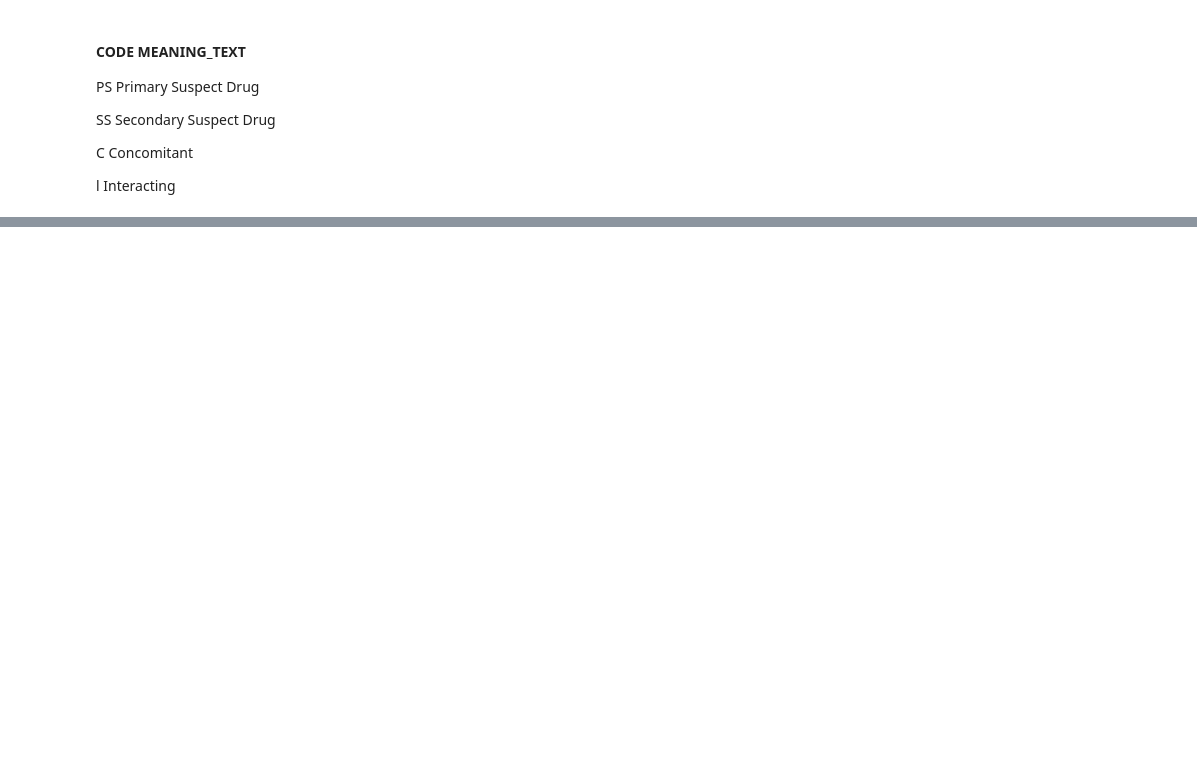
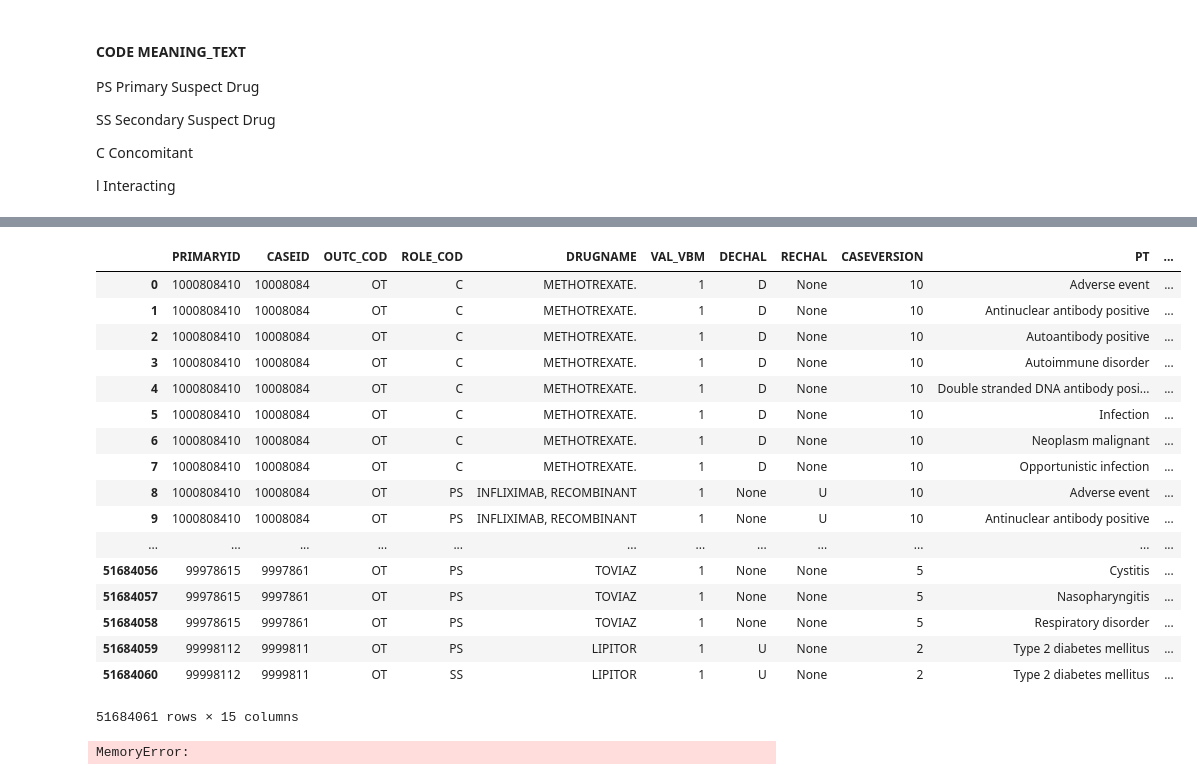
Before and after one commit to p-acharya/faers_twitter_comparison, a Jupyter notebook: clean_faers.ipynb, the cells around one changed output, grey strips where cells are left out. Cells and saved outputs as stored; diff of their text form; code cells hidden in the pictures; blank space fills up the shorter version.

```diff
--- a/clean_faers.ipynb
+++ b/clean_faers.ipynb
@@ -172,0 +293,21 @@ outcome_drug[(outcome_drug.OUTC_COD == "LT") | (outcome_drug.OUTC_COD == "DE")]
+# %%
+od
+# %% [output]
+|  | PRIMARYID | CASEID | OUTC_COD | ROLE_COD | DRUGNAME | VAL_VBM | DECHAL | RECHAL | CASEVERSION | PT | ... |
+| 0 | 1000808410 | 10008084 | OT | C | METHOTREXATE. | 1 | D | None | 10 | Adverse event | ... |
+| 1 | 1000808410 | 10008084 | OT | C | METHOTREXATE. | 1 | D | None | 10 | Antinuclear antibody positive | ... |
+| 2 | 1000808410 | 10008084 | OT | C | METHOTREXATE. | 1 | D | None | 10 | Autoantibody positive | ... |
+| 3 | 1000808410 | 10008084 | OT | C | METHOTREXATE. | 1 | D | None | 10 | Autoimmune disorder | ... |
+| 4 | 1000808410 | 10008084 | OT | C | METHOTREXATE. | 1 | D | None | 10 | Double stranded DNA antibody posi... | ... |
+| 5 | 1000808410 | 10008084 | OT | C | METHOTREXATE. | 1 | D | None | 10 | Infection | ... |
+| 6 | 1000808410 | 10008084 | OT | C | METHOTREXATE. | 1 | D | None | 10 | Neoplasm malignant | ... |
+| 7 | 1000808410 | 10008084 | OT | C | METHOTREXATE. | 1 | D | None | 10 | Opportunistic infection | ... |
+| 8 | 1000808410 | 10008084 | OT | PS | INFLIXIMAB, RECOMBINANT | 1 | None | U | 10 | Adverse event | ... |
+| 9 | 1000808410 | 10008084 | OT | PS | INFLIXIMAB, RECOMBINANT | 1 | None | U | 10 | Antinuclear antibody positive | ... |
+| ... | ... | ... | ... | ... | ... | ... | ... | ... | ... | ... | ... |
+| 51684056 | 99978615 | 9997861 | OT | PS | TOVIAZ | 1 | None | None | 5 | Cystitis | ... |
+| 51684057 | 99978615 | 9997861 | OT | PS | TOVIAZ | 1 | None | None | 5 | Nasopharyngitis | ... |
+| 51684058 | 99978615 | 9997861 | OT | PS | TOVIAZ | 1 | None | None | 5 | Respiratory disorder | ... |
+| 51684059 | 99998112 | 9999811 | OT | PS | LIPITOR | 1 | U | None | 2 | Type 2 diabetes mellitus | ... |
+| 51684060 | 99998112 | 9999811 | OT | SS | LIPITOR | 1 | U | None | 2 | Type 2 diabetes mellitus | ... |
+51684061 rows × 15 columns
@@ -172,0 +318,7 @@ outcome_drug[(outcome_drug.OUTC_COD == "LT") | (outcome_drug.OUTC_COD == "DE")]
+# %%
+sqlite_file = r"od_f.db"
+conn = sqlite3.connect(sqlite_file)
+c = conn.cursor()
+od_f = pd.read_sql_query("SELECT * from OD", conn)
+# %% [output]
+MemoryError:
```
Also changed, not shown: parts of 31 cells of this notebook.
